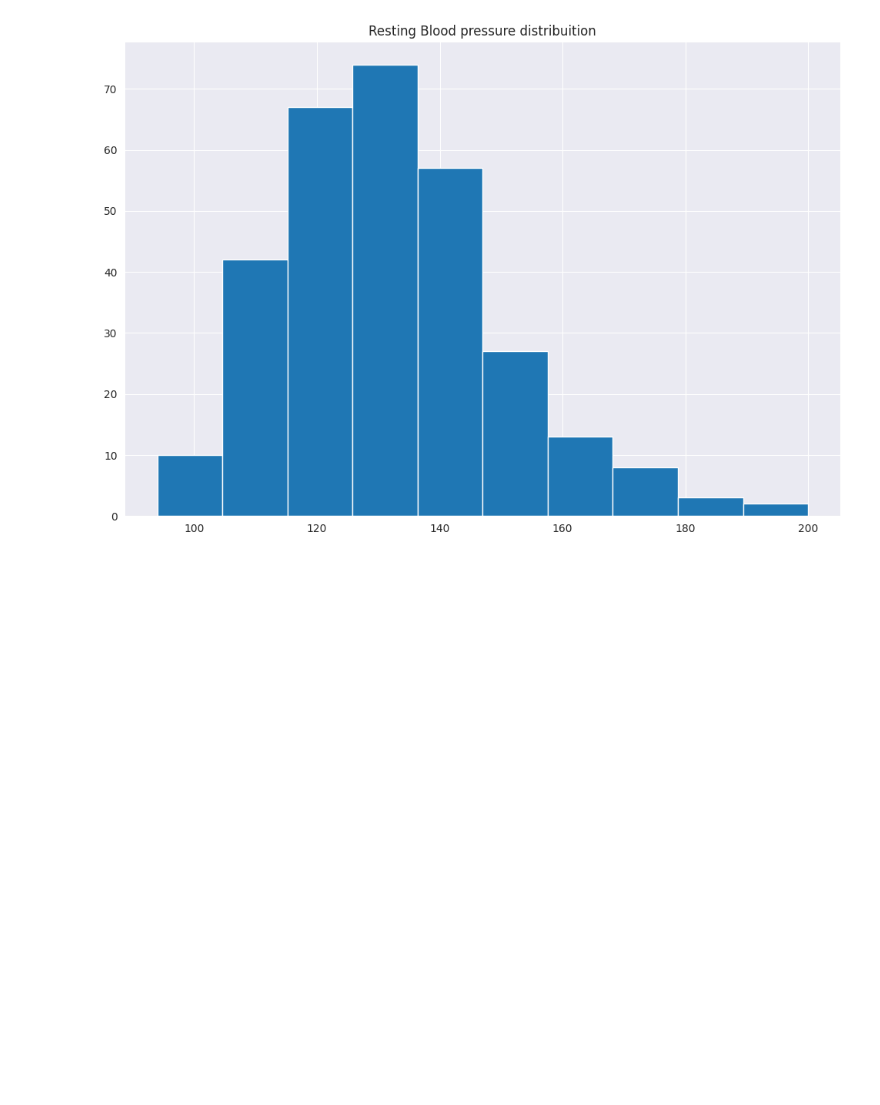
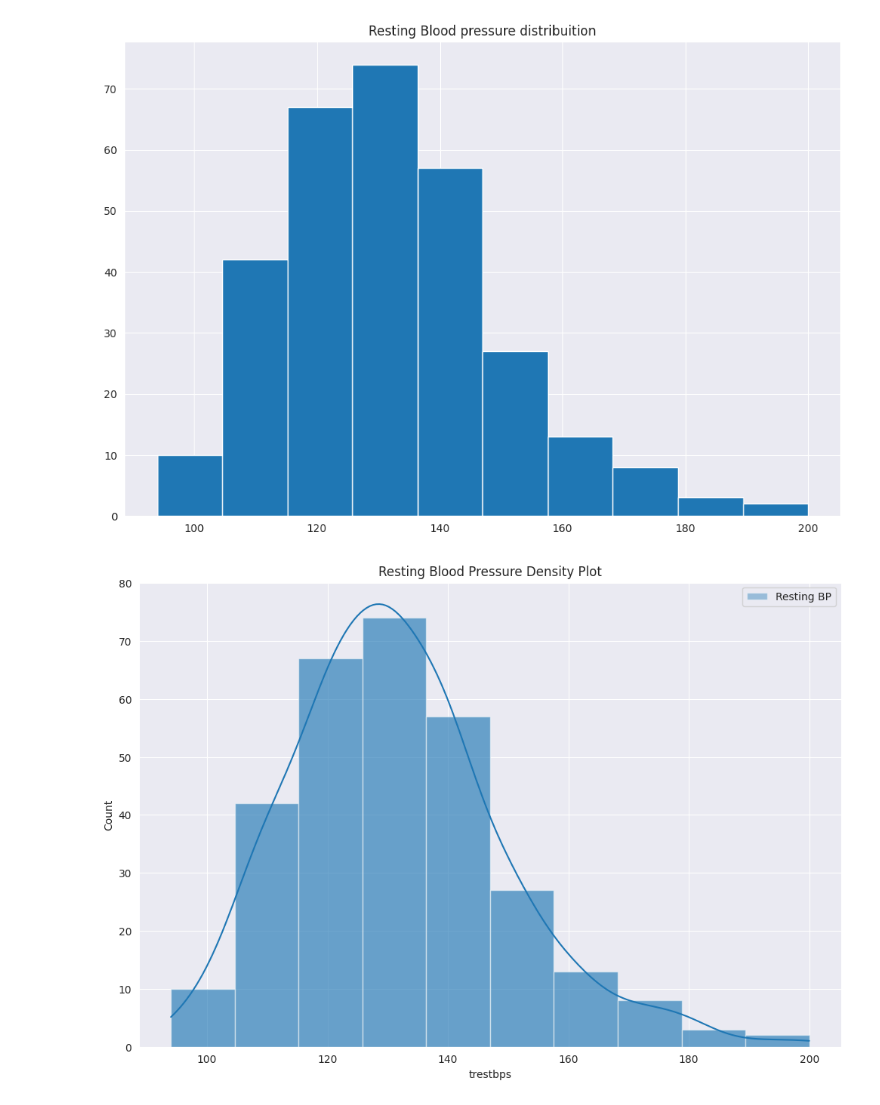
Before and after one commit to n3ptune-cpu/Lovelace-Team-Project, a Jupyter notebook: heart.ipynb, the cells around one changed output. Drawn from its saved outputs; the diff is of its cells as text; code cells hidden in the pictures; blank space fills up the shorter version.

```diff
--- a/heart.ipynb
+++ b/heart.ipynb
@@ -97,3 +97,27 @@ plt.title('Resting Blood pressure distribuition')
 # %% [output]
 Text(0.5, 1.0, 'Resting Blood pressure distribuition')
 [figure]
+# %%
+import pandas as pd
+import plotly.offline as py
+import matplotlib.pyplot as plt
+import seaborn as sns
+import plotly.graph_objects as go
+
+# Read the CSV file
+hd_data = pd.read_csv("heart.csv")
+
+
+
+hd_data['trestbps'].hist()
+plt.title('Resting Blood pressure distribuition')
+ax = sns.histplot(hd_data['trestbps'], bins=10, kde=True, label='Resting BP')
+
+for patch in ax.patches:
+    patch.set_alpha(0.4)
+
+plt.legend()
+plt.title('Resting Blood Pressure Density Plot')
+plt.show()
+# %% [output]
+[figure, added]
```
Also changed, not shown: parts of 2 cells of this notebook.
